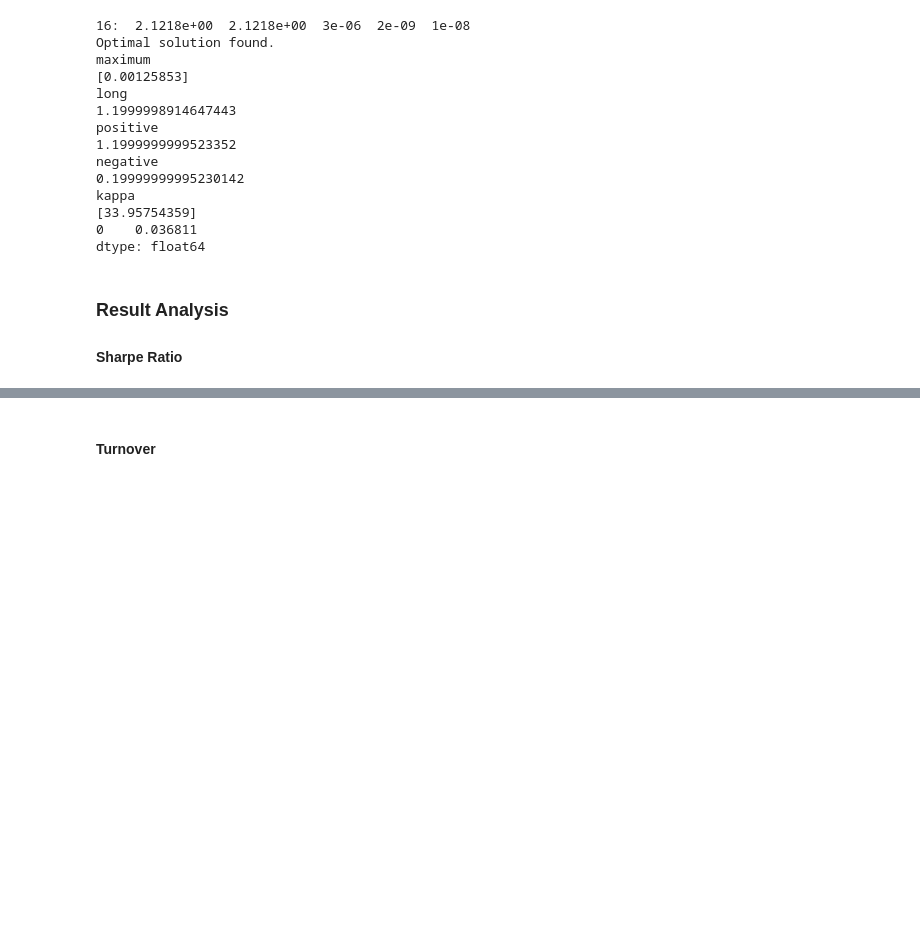
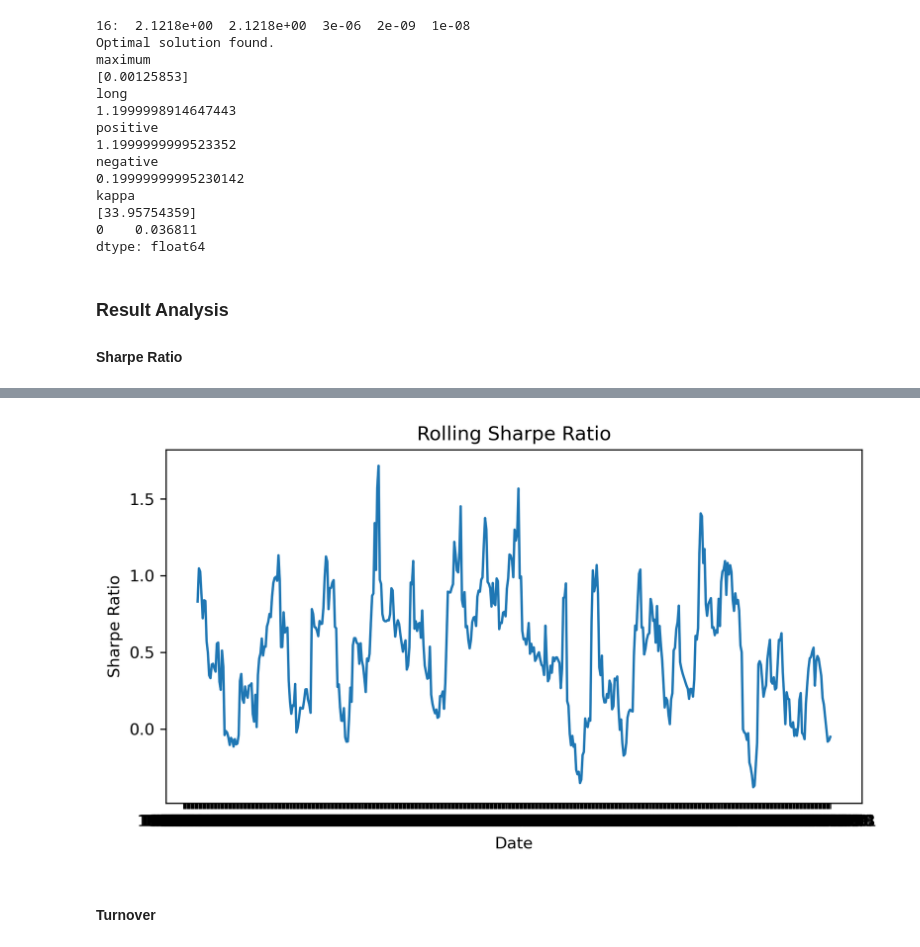
Before and after one commit to zilinch/ipca_factor_portfolio, a Jupyter notebook: IPCA.ipynb, the cells around one changed output, grey strips where cells are left out. Drawn from its saved outputs; the diff is of its cells as text; code cells hidden in the pictures; blank space fills up the shorter version.

Commit message:
update return analysis

```diff
--- a/IPCA.ipynb
+++ b/IPCA.ipynb
@@ -208,6 +208,8 @@ dtype: float64
 ### Result Analysis
 #### Sharpe Ratio
 # %%
-res = pd.read_csv('/gpfs/home/zilinchen/ipca_factor_portfolio/results/2024-04-01-w240-results.csv')
-res['Sum_Positive_Weights'].describe()
+res = pd.read_csv('results/weights-2024-04-11-w240/returns.csv')
+res.sort_values("Date", inplace=True)
+res.set_index("Date", inplace=True)
+res.head()
 # %% [output]
@@ -230,0 +237,4 @@ Annualized Sharpe: 1.3348056278705034
+# %%
+window_size = 12
+res["Rolling_Sharpe"] = res["P_Excess_Return"].rolling(window=window_size).mean() / res["P_Return"].rolling(window=window_size).std()
+res["Rolling_Sharpe"].describe()
@@ -231,3 +251,15 @@ Annualized Sharpe: 1.3348056278705034
+# %%
+import matplotlib.pyplot as plt
+
+fig, ax = plt.subplots(dpi=300, figsize=(7,4))
+ax.plot(res.index, res["Rolling_Sharpe"], linestyle='-')
+ax.set_title('Rolling Sharpe Ratio')
+ax.set_xlabel('Date')
+ax.set_ylabel('Sharpe Ratio')
+plt.grid(False)
+plt.tight_layout()
+# %% [output]
+[figure, added]
 # %% [markdown]
 #### Turnover
 # %%
```
Also changed, not shown: parts of 4 cells of this notebook.
